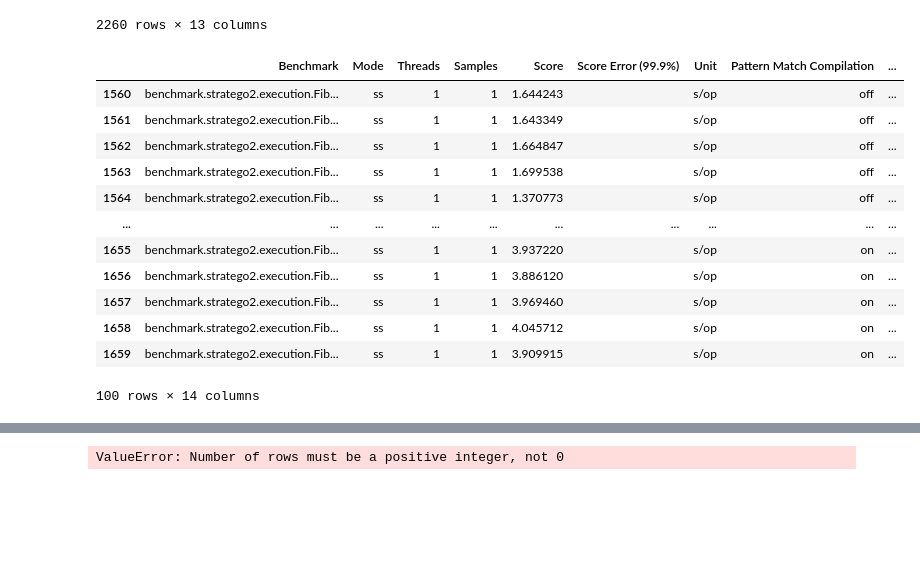
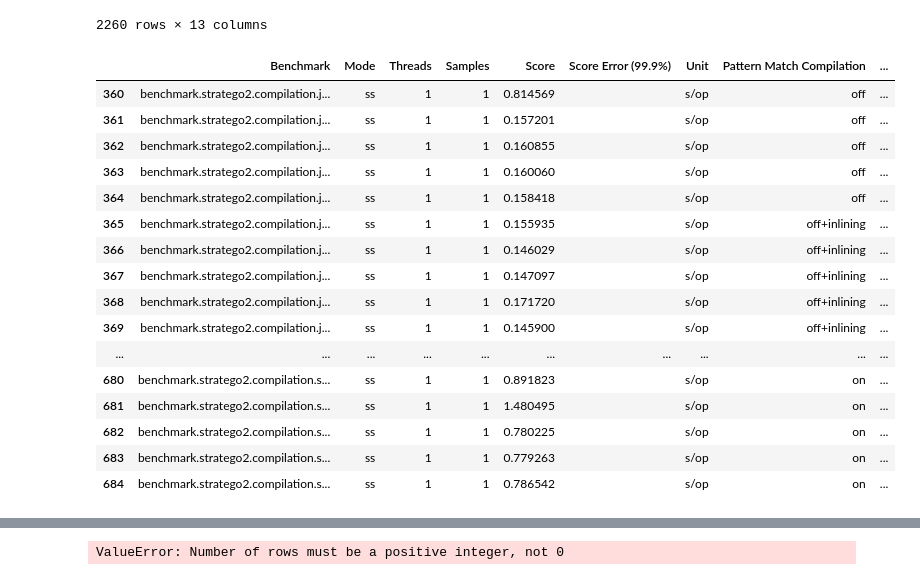
Before and after one commit to metaborg/stratego, a Jupyter notebook: stratego.build.spoofax2.benchmark/analysis/Example plots.ipynb, the cells around one changed output, grey strips where cells are left out. Cells and saved outputs as stored; diff of their text form; code cells hidden in the pictures; blank space fills up the shorter version.

```diff
--- a/stratego.build.spoofax2.benchmark/analysis/Example plots.ipynb
+++ b/stratego.build.spoofax2.benchmark/analysis/Example plots.ipynb
@@ -264,19 +264,23 @@ df_scaledproblem = df[(df["Problem Size"] != -1) & (df["Problem"] != "BenchNulla
 # %%
-df_scaledproblem[(df_scaledproblem["Problem"] == "Fibonacci") & (df_scaledproblem["Stage"] == "run")]
+df[(df["Problem"] == "Fibonacci") & (df["Problem Size"] == -1)]
 # %% [output]
 |  | Benchmark | Mode | Threads | Samples | Score | Score Error (99.9%) | Unit | Pattern Match Compilation | ... |
-| 1560 | benchmark.stratego2.execution.Fib... | ss | 1 | 1 | 1.644243 |  | s/op | off | ... |
-| 1561 | benchmark.stratego2.execution.Fib... | ss | 1 | 1 | 1.643349 |  | s/op | off | ... |
-| 1562 | benchmark.stratego2.execution.Fib... | ss | 1 | 1 | 1.664847 |  | s/op | off | ... |
-| 1563 | benchmark.stratego2.execution.Fib... | ss | 1 | 1 | 1.699538 |  | s/op | off | ... |
-| 1564 | benchmark.stratego2.execution.Fib... | ss | 1 | 1 | 1.370773 |  | s/op | off | ... |
+| 360 | benchmark.stratego2.compilation.j... | ss | 1 | 1 | 0.814569 |  | s/op | off | ... |
+| 361 | benchmark.stratego2.compilation.j... | ss | 1 | 1 | 0.157201 |  | s/op | off | ... |
+| 362 | benchmark.stratego2.compilation.j... | ss | 1 | 1 | 0.160855 |  | s/op | off | ... |
+| 363 | benchmark.stratego2.compilation.j... | ss | 1 | 1 | 0.160060 |  | s/op | off | ... |
+| 364 | benchmark.stratego2.compilation.j... | ss | 1 | 1 | 0.158418 |  | s/op | off | ... |
+| 365 | benchmark.stratego2.compilation.j... | ss | 1 | 1 | 0.155935 |  | s/op | off+inlining | ... |
+| 366 | benchmark.stratego2.compilation.j... | ss | 1 | 1 | 0.146029 |  | s/op | off+inlining | ... |
+| 367 | benchmark.stratego2.compilation.j... | ss | 1 | 1 | 0.147097 |  | s/op | off+inlining | ... |
+| 368 | benchmark.stratego2.compilation.j... | ss | 1 | 1 | 0.171720 |  | s/op | off+inlining | ... |
+| 369 | benchmark.stratego2.compilation.j... | ss | 1 | 1 | 0.145900 |  | s/op | off+inlining | ... |
 | ... | ... | ... | ... | ... | ... | ... | ... | ... | ... |
-| 1655 | benchmark.stratego2.execution.Fib... | ss | 1 | 1 | 3.937220 |  | s/op | on | ... |
-| 1656 | benchmark.stratego2.execution.Fib... | ss | 1 | 1 | 3.886120 |  | s/op | on | ... |
-| 1657 | benchmark.stratego2.execution.Fib... | ss | 1 | 1 | 3.969460 |  | s/op | on | ... |
-| 1658 | benchmark.stratego2.execution.Fib... | ss | 1 | 1 | 4.045712 |  | s/op | on | ... |
-| 1659 | benchmark.stratego2.execution.Fib... | ss | 1 | 1 | 3.909915 |  | s/op | on | ... |
+| 680 | benchmark.stratego2.compilation.s... | ss | 1 | 1 | 0.891823 |  | s/op | on | ... |
+| 681 | benchmark.stratego2.compilation.s... | ss | 1 | 1 | 1.480495 |  | s/op | on | ... |
+| 682 | benchmark.stratego2.compilation.s... | ss | 1 | 1 | 0.780225 |  | s/op | on | ... |
+| 683 | benchmark.stratego2.compilation.s... | ss | 1 | 1 | 0.779263 |  | s/op | on | ... |
+| 684 | benchmark.stratego2.compilation.s... | ss | 1 | 1 | 0.786542 |  | s/op | on | ... |
-100 rows × 14 columns
 # %%
 g = configure_grid(sns.relplot(
     data=df_scaledproblem,
```
Also changed, not shown: parts of 5 cells of this notebook.
